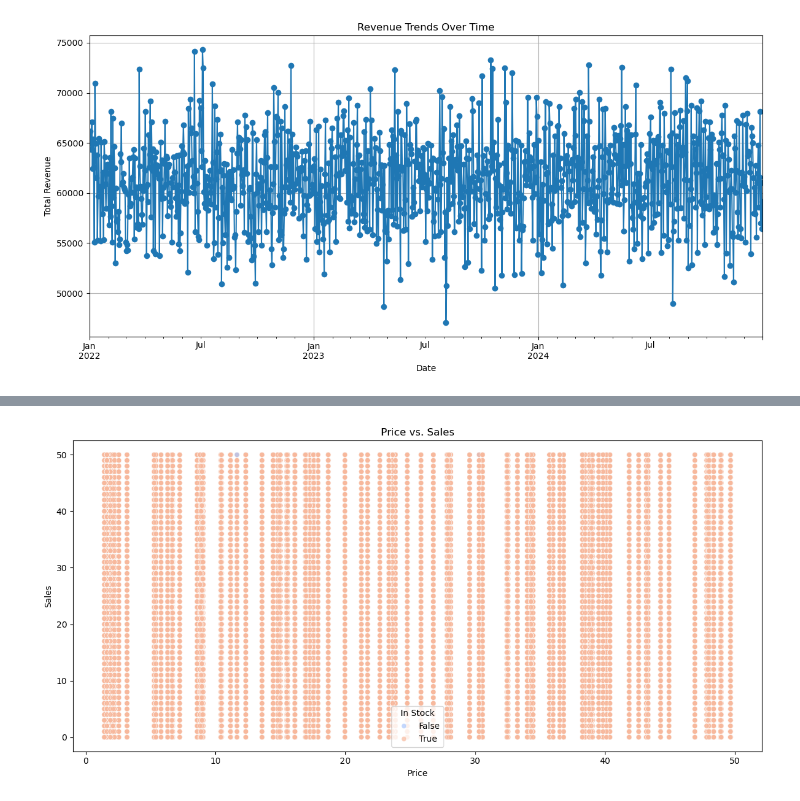
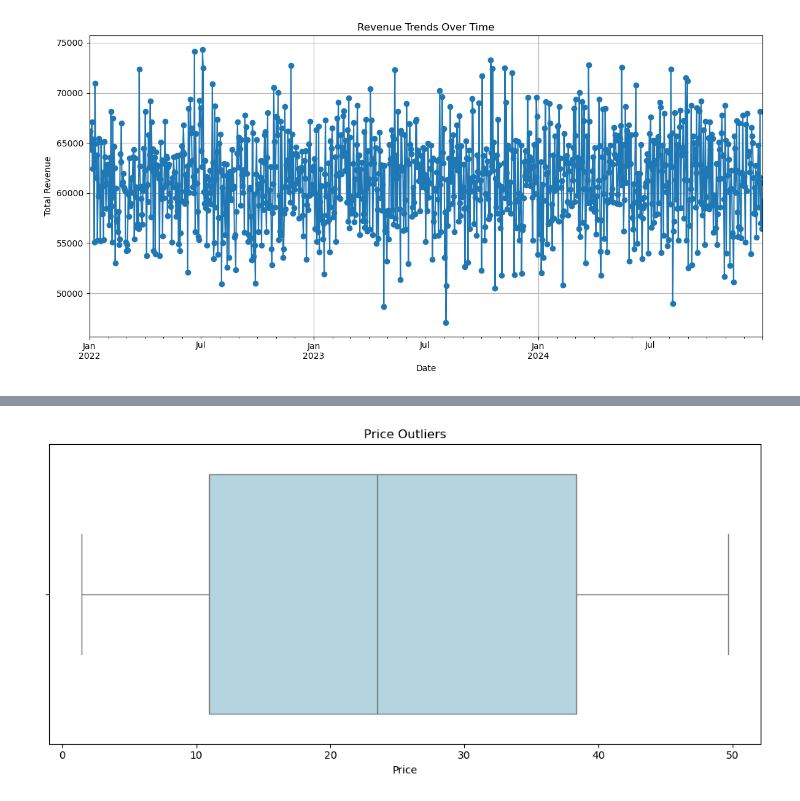
Before and after one commit to Rojal123245/Sales-Automation-AI, a Jupyter notebook: model/model.ipynb, the cells around one changed output, grey strips where cells are left out. Saved outputs shown, nothing was run; the diff lists cells and outputs as text; code cells hidden in the pictures.

```diff
--- a/model/model.ipynb
+++ b/model/model.ipynb
@@ -85,10 +138,8 @@ plt.show()
 # %%
-plt.figure(figsize=(12, 6))
-sns.scatterplot(data=data, x='Price', y='Sales', hue='In Stock', palette='coolwarm', alpha=0.7)
-plt.title('Price vs. Sales')
-plt.xlabel('Price')
-plt.ylabel('Sales')
+plt.figure(figsize=(10, 5))
+sns.boxplot(data=data, x='Price', color='lightblue')
+plt.title('Price Outliers')
 plt.tight_layout()
 plt.show()
 # %% [output]
-[figure, old version]
+[figure, new version]
```
Also changed, not shown: parts of 11 cells of this notebook.
